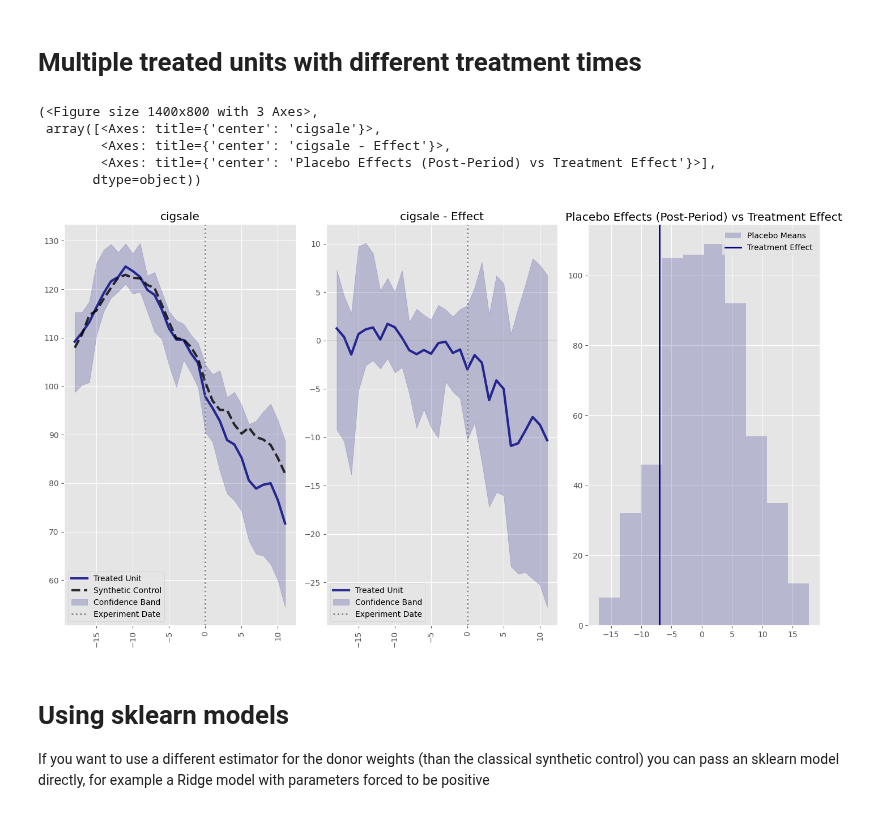
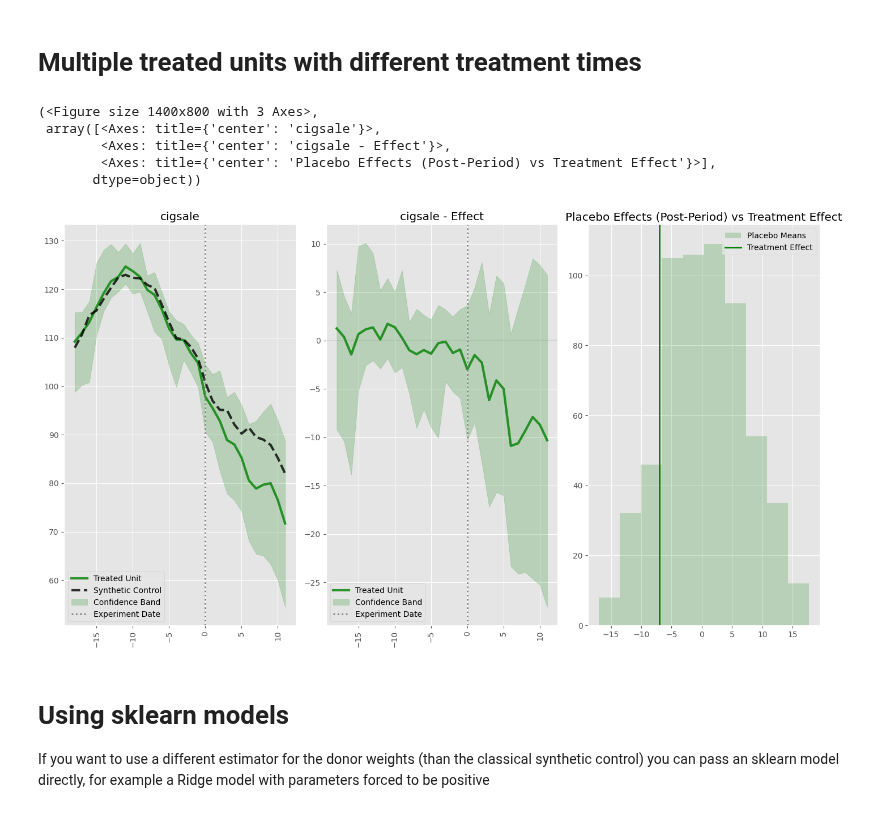
Before and after one commit to fhauschultz/causal-inference, a Jupyter notebook: examples/example.ipynb, the cells around one changed output. Cells and saved outputs as stored; diff of their text form; code cells hidden in the pictures.

```diff
--- a/examples/example.ipynb
+++ b/examples/example.ipynb
@@ -85,25 +85,25 @@ multiple_treatments_data.loc[(multiple_treatments_data['state'] == "Alabama") &
 # %%
 synthetic_control_multi = ci.SyntheticControl(
         data=multiple_treatments_data,
         unit_col="state",
         time_col="year",
         value_col="cigsale",
         treatment = 'status',
         covariates=["retprice"],
-        matplotlib_style='ggplot',
-        matplotlib_theme_color ='navy',
     )
 
 
 synthetic_control_multi.fit(significance_level=10)
-synthetic_control_multi.plot(layout='row')
+synthetic_control_multi.plot(layout='row',
+        matplotlib_style='ggplot',
+        matplotlib_theme_color ='green')
 # %% [output]
 (<Figure size 1400x800 with 3 Axes>,
  array([<Axes: title={'center': 'cigsale'}>,
         <Axes: title={'center': 'cigsale - Effect'}>,
         <Axes: title={'center': 'Placebo Effects (Post-Period) vs Treatment Effect'}>],
        dtype=object))
-[figure, old version]
+[figure, new version]
 # %% [markdown]
 # Using sklearn models
 
```
Also changed, not shown: parts of 4 cells of this notebook.
